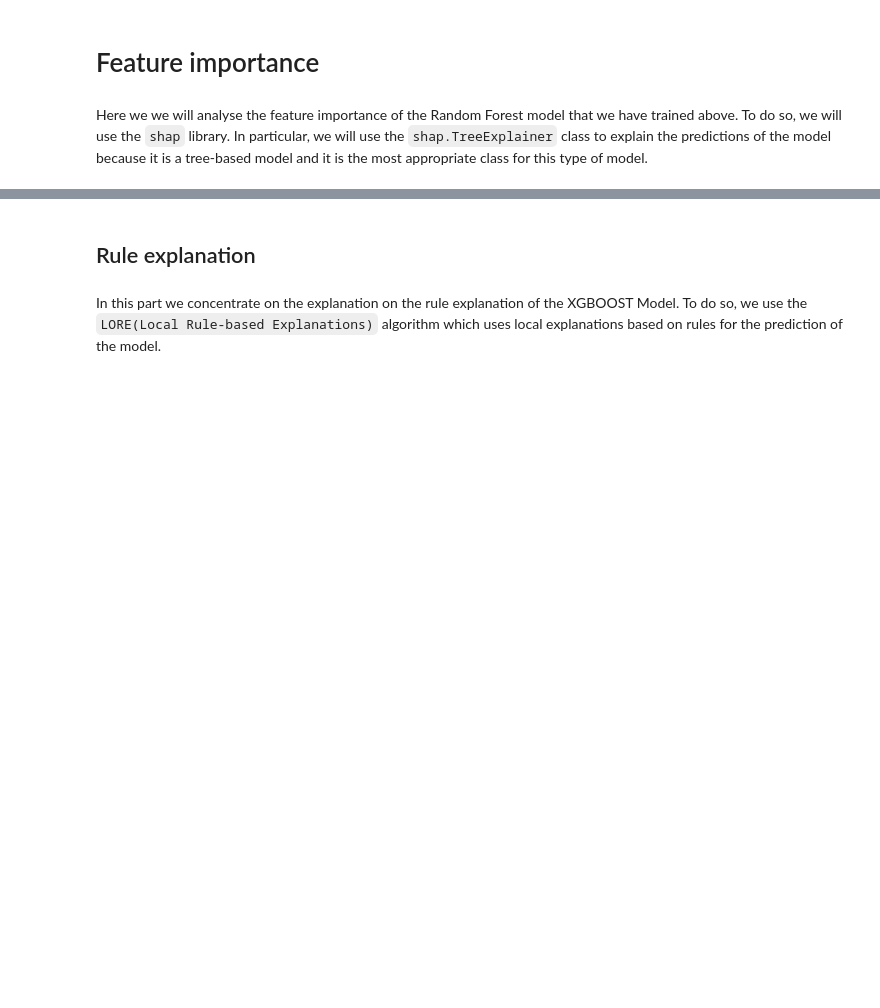
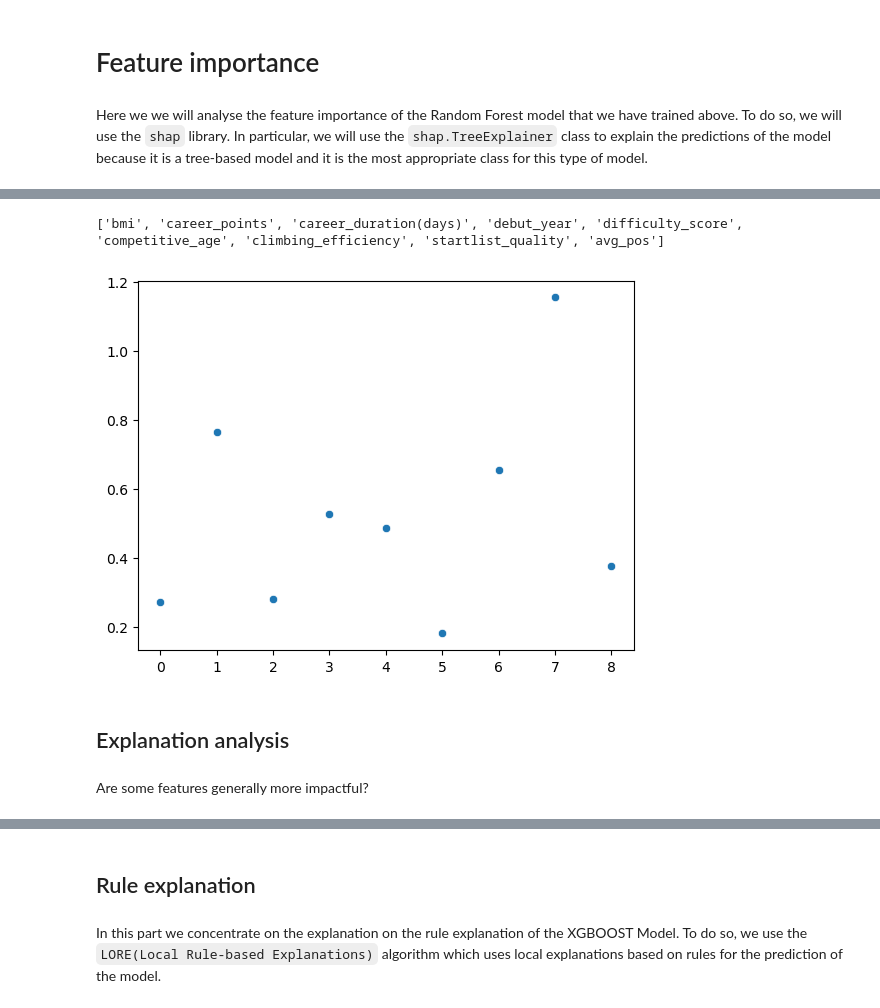
Before and after one commit to DadeOrsu/dm_project24_group_6, a Jupyter notebook: src/task5_xai/xgbc_explanation.ipynb, the cells around one changed output, grey strips where cells are left out. Drawn from its saved outputs; the diff is of its cells as text; code cells hidden in the pictures; blank space fills up the shorter version.

```diff
--- a/src/task5_xai/xgbc_explanation.ipynb
+++ b/src/task5_xai/xgbc_explanation.ipynb
@@ -160,0 +155,10 @@ Other features like `difficulty_score` and and `career_duration` have a lower im
+# %%
+seaborn.scatterplot(maximum_differences_per_feature)
+print(train_data.columns.tolist())
+# %% [output]
+['bmi', 'career_points', 'career_duration(days)', 'debut_year', 'difficulty_score', 'competitive_age', 'climbing_efficiency', 'startlist_quality', 'avg_pos']
+[figure, added]
+# %% [markdown]
+## Explanation analysis
+# %% [markdown]
+Are some features generally more impactful?
```
Also changed, not shown: parts of 32 cells of this notebook.
